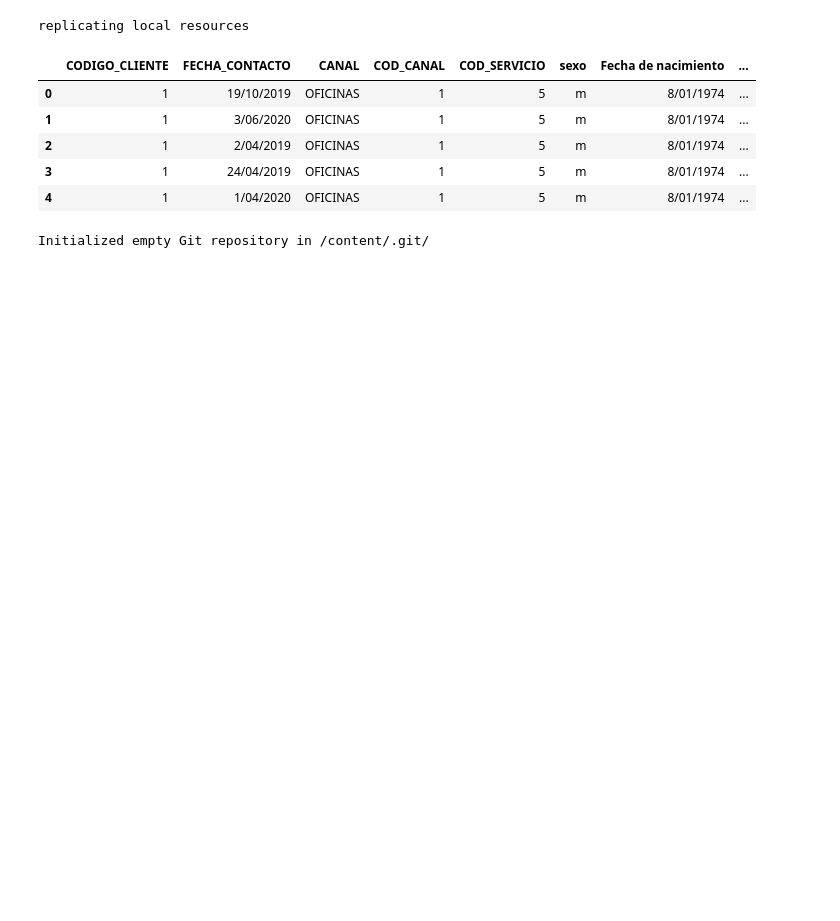
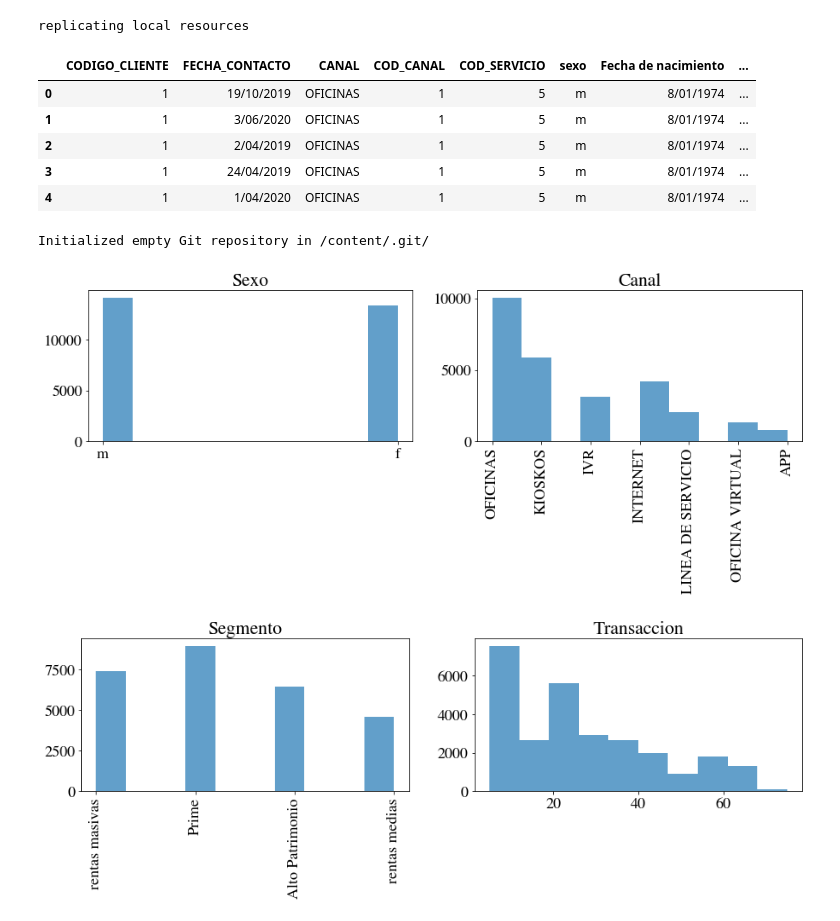
Before and after one commit to caroalvarezf/Trabajo-Especiliazacion, a Jupyter notebook: 01_PREPARACION_DATOS.ipynb, the cells around one changed output. Cells and saved outputs as stored; diff of their text form; code cells hidden in the pictures; blank space fills up the shorter version.

```diff
--- a/01_PREPARACION_DATOS.ipynb
+++ b/01_PREPARACION_DATOS.ipynb
@@ -21,3 +21,38 @@ datos.head()
 !git init
 # %% [output]
 Initialized empty Git repository in /content/.git/
+# %%
+#BD sin eliminar datos atipicos
+
+import matplotlib
+from matplotlib import pyplot
+
+matplotlib.rcParams.update({'font.size': 18, 'font.family': 'STIXGeneral', 'mathtext.fontset': 'stix'})
+
+fig = pyplot.figure(figsize=(15,15))
+ax = fig.add_subplot(4, 2, 1)
+pyplot.hist(datos['sexo'], alpha=0.7)
+pyplot.title('Sexo')
+
+ax = fig.add_subplot(4, 2, 2)
+pyplot.hist(datos["CANAL"], alpha=0.7)
+pyplot.title('Canal')
+pyplot.xticks(rotation=90)
+
+pyplot.show()
+
+fig = pyplot.figure(figsize=(15,15))
+ax = fig.add_subplot(4, 2, 1)
+pyplot.hist(datos["segmento"], alpha=0.7)
+pyplot.title('Segmento')
+pyplot.xticks(rotation=90)
+
+ax = fig.add_subplot(4, 2, 2)
+pyplot.hist(datos["COD_SERVICIO"], alpha=0.7)
+pyplot.title('Transaccion')
+
+
+pyplot.show()
+# %% [output]
+[figure, added]
+[figure, added]
```
